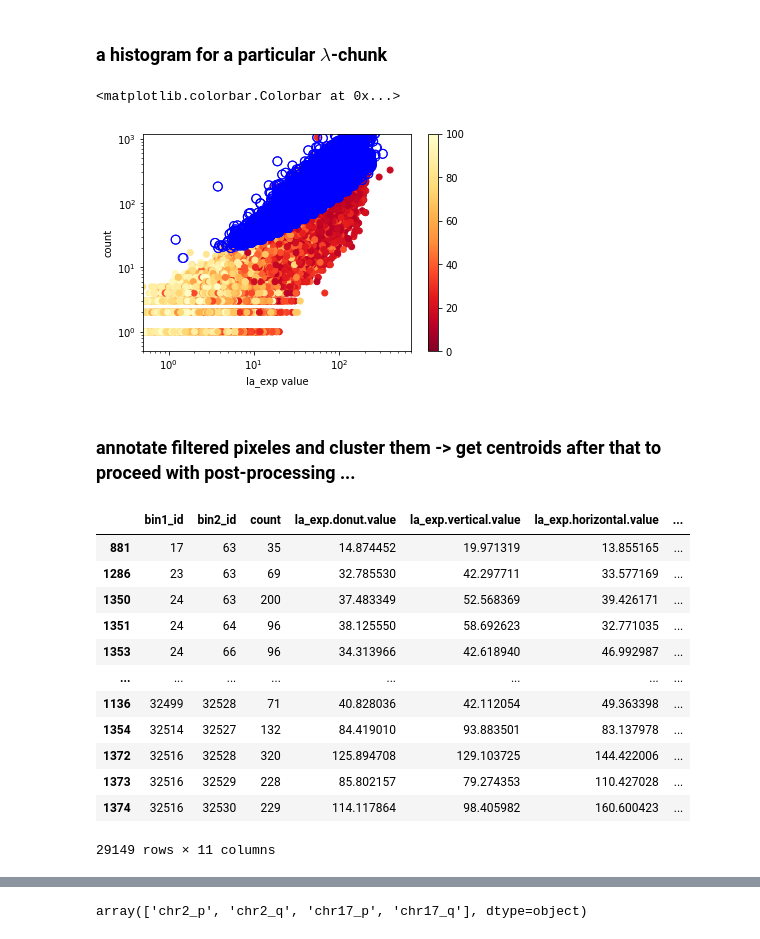
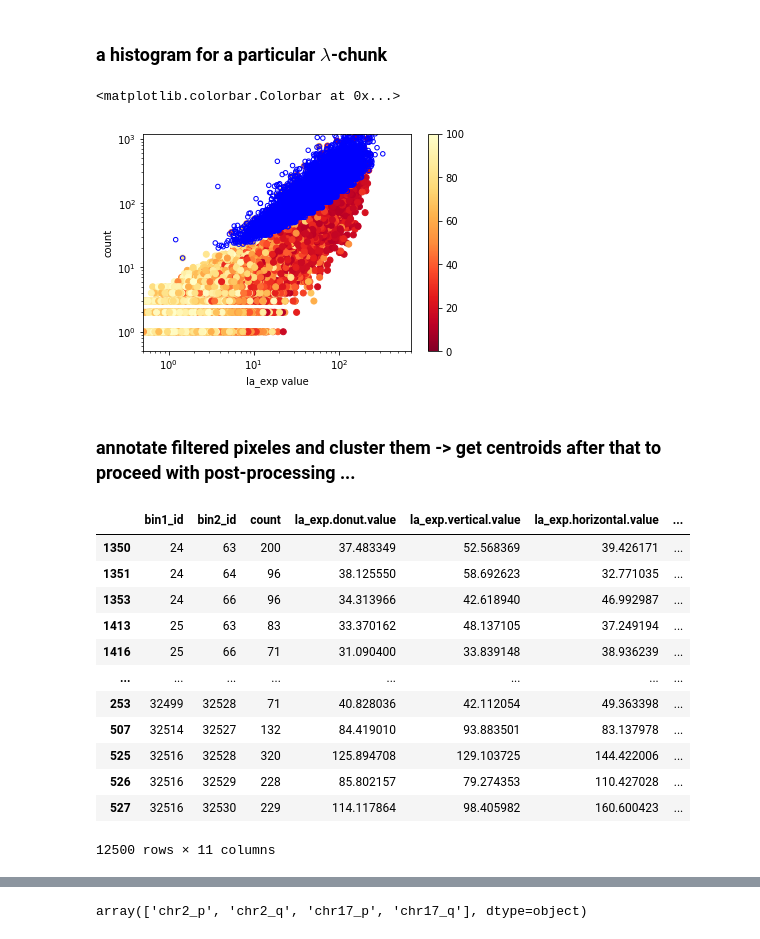
Before and after one commit to open2c/open2c_examples, a Jupyter notebook: dot-calling-internals.ipynb, the cells around one changed output, grey strips where cells are left out. Drawn from its saved outputs; the diff is of its cells as text; code cells hidden in the pictures.

Commit message:
Regions table update. The notebooks work fully now.

```diff
--- a/dot-calling-internals.ipynb
+++ b/dot-calling-internals.ipynb
@@ -617,7 +580,7 @@ long story short:
  - also to be comared with the stats-packages implementations - just in case, e.g. `from statsmodels.stats import multitest; multitest.multipletests(pvals,alpha=0.99,method="fdr_bh")`
 # %%
 # this determines observed thresholds for each chunk and corresponding q-values for every observed value
-fdr = 0.2
+fdr = 0.1
 threshold_df, qvalues = dotfinder.determine_thresholds(
     kernels,
     ledges,
@@ -834,35 +797,35 @@ sct = plt.scatter(sub_la_exp[xlabel],
                   c=sub_la_exp['bin2_id']-sub_la_exp['bin1_id'],
                   vmin=0,
                   vmax = 100,
                   cmap="YlOrRd_r")
 
 
 
 plt.scatter(filtered_pixels[xlabel],
             filtered_pixels[ylabel],
-            s=80,
+            s=20,
             facecolors='none',
             edgecolors='b')
 
 # we can add a visual of the lambda-chunking grid on top of obs/exp scatter ...
 # plt.vlines(ledges[1:-15],ymin=0.5,ymax=900,color='red')
 
 ax = plt.gca()
 fig = plt.gcf()
 
 ax.set_xscale('log')
 ax.set_yscale('log')
 
 ax.set_xlim(0.5,700)
 ax.set_ylim(0.5,1200)
 
 ax.set_ylabel("count")
 ax.set_xlabel("la_exp value")
 
 fig.colorbar(sct)
 # %% [output]
 <matplotlib.colorbar.Colorbar at 0x...>
-[figure, old version]
+[figure, new version]
 # %% [markdown]
 ### annotate filtered pixeles and cluster them -> get centroids after that to proceed with post-processing ...
 # %%
@@ -873,17 +836,17 @@ filtered_pixels_qvals = dotfinder.annotate_pixels_with_qvalues(filtered_pixels,
 filtered_pixels_qvals
 # %% [output]
 |  | bin1_id | bin2_id | count | la_exp.donut.value | la_exp.vertical.value | la_exp.horizontal.value | ... |
-| 881 | 17 | 63 | 35 | 14.874452 | 19.971319 | 13.855165 | ... |
-| 1286 | 23 | 63 | 69 | 32.785530 | 42.297711 | 33.577169 | ... |
 | 1350 | 24 | 63 | 200 | 37.483349 | 52.568369 | 39.426171 | ... |
 | 1351 | 24 | 64 | 96 | 38.125550 | 58.692623 | 32.771035 | ... |
 | 1353 | 24 | 66 | 96 | 34.313966 | 42.618940 | 46.992987 | ... |
+| 1413 | 25 | 63 | 83 | 33.370162 | 48.137105 | 37.249194 | ... |
+| 1416 | 25 | 66 | 71 | 31.090400 | 33.839148 | 38.936239 | ... |
 | ... | ... | ... | ... | ... | ... | ... | ... |
-| 1136 | 32499 | 32528 | 71 | 40.828036 | 42.112054 | 49.363398 | ... |
-| 1354 | 32514 | 32527 | 132 | 84.419010 | 93.883501 | 83.137978 | ... |
-| 1372 | 32516 | 32528 | 320 | 125.894708 | 129.103725 | 144.422006 | ... |
-| 1373 | 32516 | 32529 | 228 | 85.802157 | 79.274353 | 110.427028 | ... |
-| 1374 | 32516 | 32530 | 229 | 114.117864 | 98.405982 | 160.600423 | ... |
+| 253 | 32499 | 32528 | 71 | 40.828036 | 42.112054 | 49.363398 | ... |
+| 507 | 32514 | 32527 | 132 | 84.419010 | 93.883501 | 83.137978 | ... |
+| 525 | 32516 | 32528 | 320 | 125.894708 | 129.103725 | 144.422006 | ... |
+| 526 | 32516 | 32529 | 228 | 85.802157 | 79.274353 | 110.427028 | ... |
+| 527 | 32516 | 32530 | 229 | 114.117864 | 98.405982 | 160.600423 | ... |
-29149 rows × 11 columns
+12500 rows × 11 columns
 # %%
 filtered_pixels_annotated = cooler.annotate(filtered_pixels_qvals, clr.bins()[:])
```
Also changed, not shown: parts of 27 cells of this notebook.
